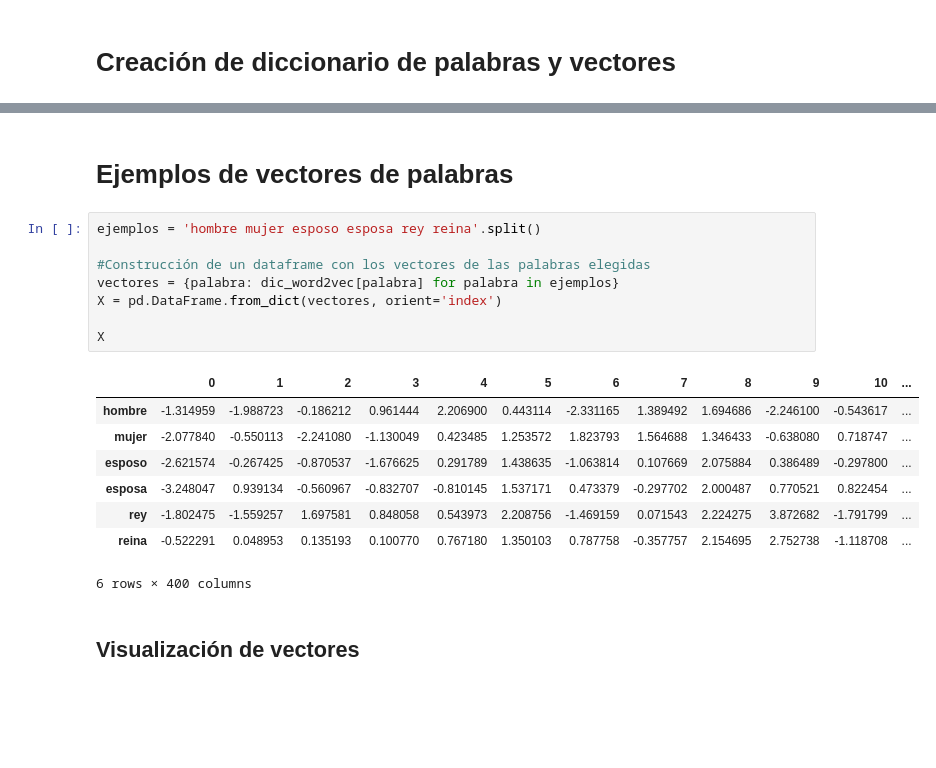
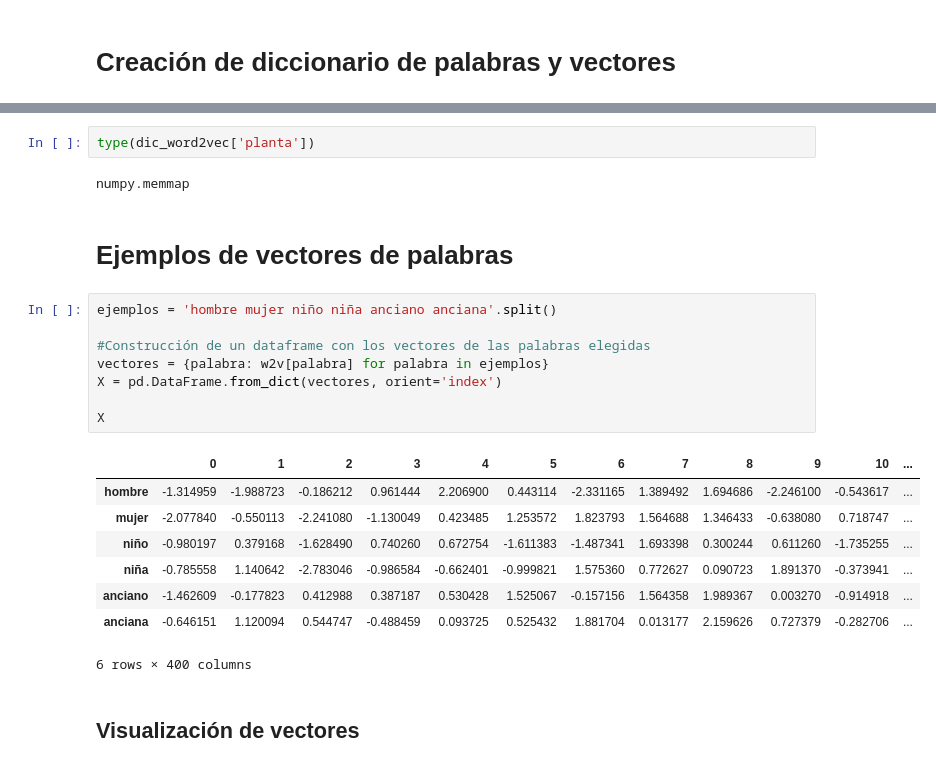
Before and after one commit to AnIsAsPe/RNN-Resumenes-de-Texto, a Jupyter notebook: Notebooks/Word_embeddings_Word2Vec_español.ipynb, the cells around one changed output, grey strips where cells are left out. Drawn from its saved outputs; the diff is of its cells as text; blank space fills up the shorter version.

```diff
--- a/Notebooks/Word_embeddings_Word2Vec_español.ipynb
+++ b/Notebooks/Word_embeddings_Word2Vec_español.ipynb
@@ -84,21 +47,25 @@ memmap([-1.31495941e+00, -1.98872304e+00, -1.86211646e-01,
+# %%
+type(dic_word2vec['planta'])
+# %% [output]
+numpy.memmap
 # %% [markdown]
 # Ejemplos de vectores de palabras
 # %%
-ejemplos = 'hombre mujer esposo esposa rey reina'.split()
+ejemplos = 'hombre mujer niño niña anciano anciana'.split()
 
 #Construcción de un dataframe con los vectores de las palabras elegidas
-vectores = {palabra: dic_word2vec[palabra] for palabra in ejemplos}
+vectores = {palabra: w2v[palabra] for palabra in ejemplos}
 X = pd.DataFrame.from_dict(vectores, orient='index')
 
 X
 # %% [output]
 |  | 0 | 1 | 2 | 3 | 4 | 5 | 6 | 7 | 8 | 9 | 10 | ... |
 | hombre | -1.314959 | -1.988723 | -0.186212 | 0.961444 | 2.206900 | 0.443114 | -2.331165 | 1.389492 | 1.694686 | -2.246100 | -0.543617 | ... |
 | mujer | -2.077840 | -0.550113 | -2.241080 | -1.130049 | 0.423485 | 1.253572 | 1.823793 | 1.564688 | 1.346433 | -0.638080 | 0.718747 | ... |
-| esposo | -2.621574 | -0.267425 | -0.870537 | -1.676625 | 0.291789 | 1.438635 | -1.063814 | 0.107669 | 2.075884 | 0.386489 | -0.297800 | ... |
-| esposa | -3.248047 | 0.939134 | -0.560967 | -0.832707 | -0.810145 | 1.537171 | 0.473379 | -0.297702 | 2.000487 | 0.770521 | 0.822454 | ... |
-| rey | -1.802475 | -1.559257 | 1.697581 | 0.848058 | 0.543973 | 2.208756 | -1.469159 | 0.071543 | 2.224275 | 3.872682 | -1.791799 | ... |
-| reina | -0.522291 | 0.048953 | 0.135193 | 0.100770 | 0.767180 | 1.350103 | 0.787758 | -0.357757 | 2.154695 | 2.752738 | -1.118708 | ... |
+| niño | -0.980197 | 0.379168 | -1.628490 | 0.740260 | 0.672754 | -1.611383 | -1.487341 | 1.693398 | 0.300244 | 0.611260 | -1.735255 | ... |
+| niña | -0.785558 | 1.140642 | -2.783046 | -0.986584 | -0.662401 | -0.999821 | 1.575360 | 0.772627 | 0.090723 | 1.891370 | -0.373941 | ... |
+| anciano | -1.462609 | -0.177823 | 0.412988 | 0.387187 | 0.530428 | 1.525067 | -0.157156 | 1.564358 | 1.989367 | 0.003270 | -0.914918 | ... |
+| anciana | -0.646151 | 1.120094 | 0.544747 | -0.488459 | 0.093725 | 0.525432 | 1.881704 | 0.013177 | 2.159626 | 0.727379 | -0.282706 | ... |
 6 rows × 400 columns
 # %% [markdown]
 ## Visualización de vectores
```
Also changed, not shown: parts of 20 cells of this notebook.
